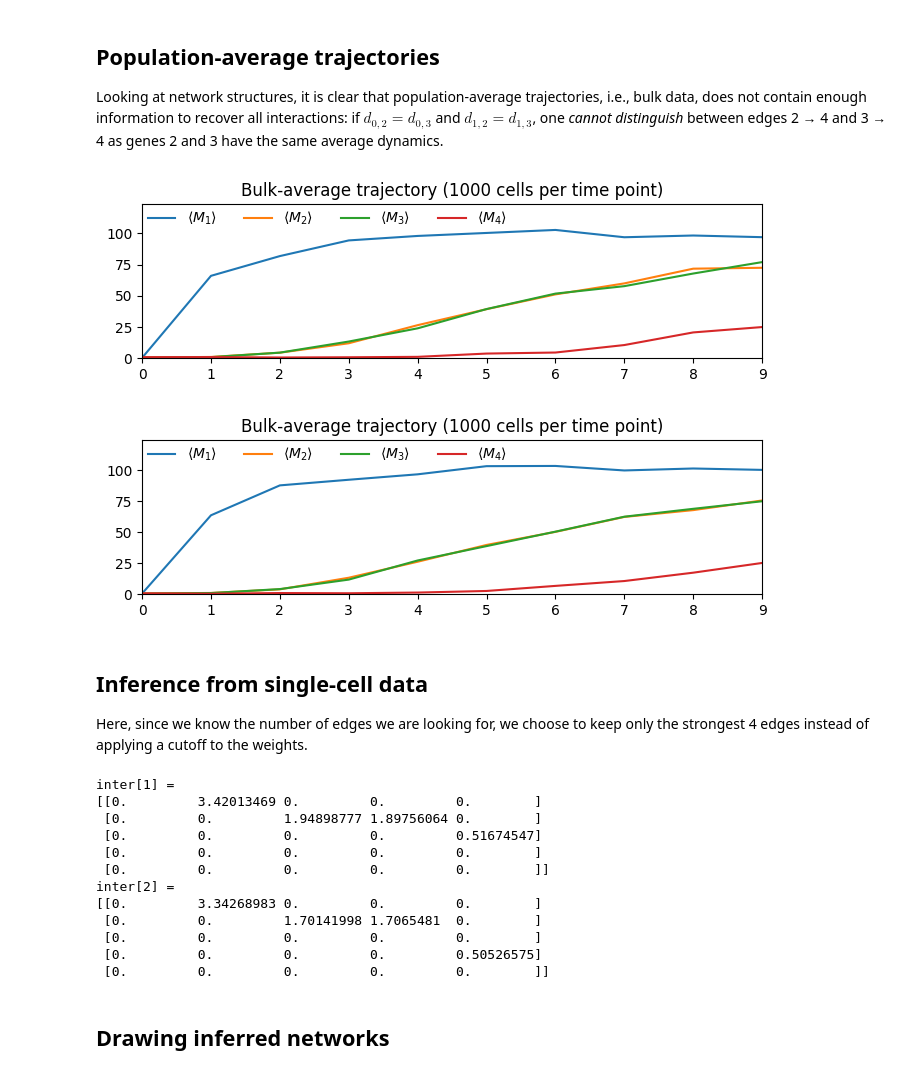
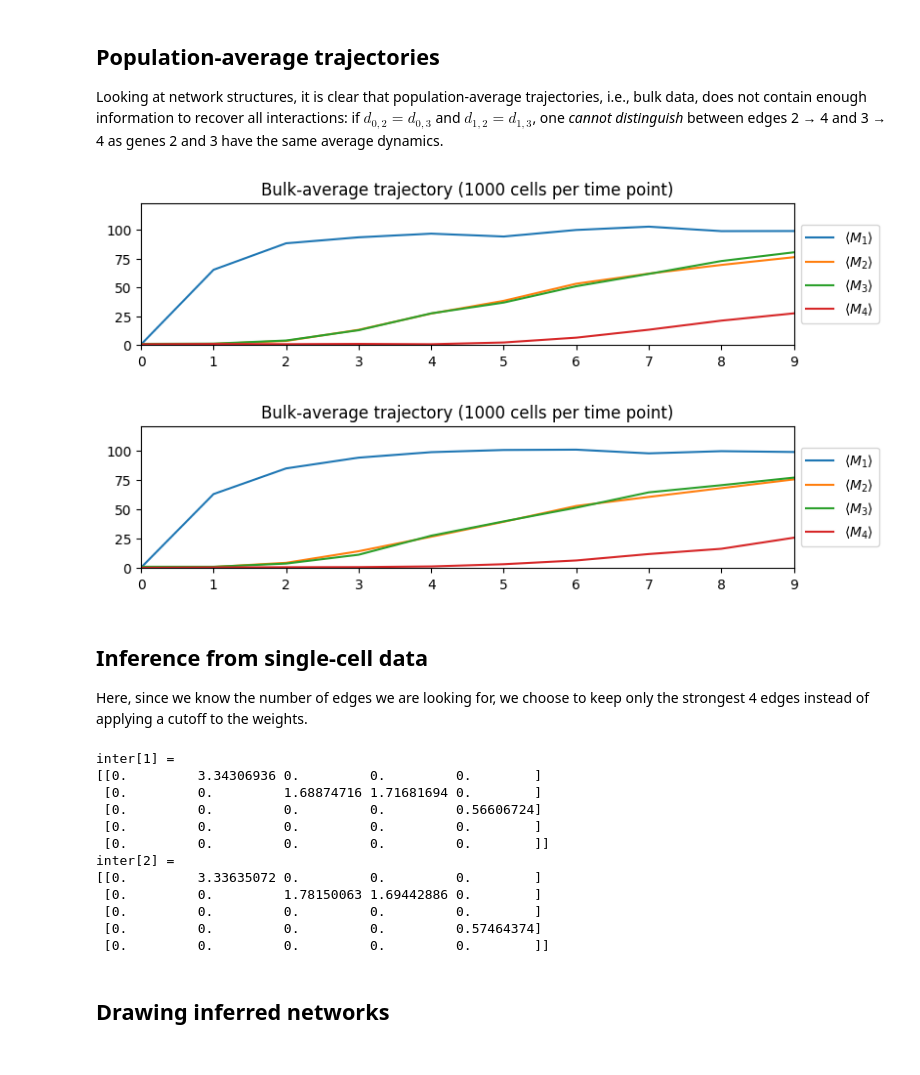
Before and after one commit to harissa-framework/harissa, a Jupyter notebook: notebooks/notebook3.ipynb, the cells around one changed output. Saved outputs shown, nothing was run; the diff lists cells and outputs as text; code cells hidden in the pictures.

```diff
--- a/notebooks/notebook3.ipynb
+++ b/notebooks/notebook3.ipynb
@@ -111,36 +94,20 @@ Time points: 0.0, 1.0, 2.0, 3.0, 4.0, 5.0, 6.0, 7.0, 8.0, 9.0
 
 Looking at network structures, it is clear that population-average trajectories, i.e., bulk data, does not contain enough information to recover all interactions: if $d_{0,2}=d_{0,3}$ and $d_{1,2}=d_{1,3}$, one *cannot distinguish* between edges 2 → 4 and 3 → 4 as genes 2 and 3 have the same average dynamics.
 # %%
+from harissa.plot.plot_datasets import plot_average_traj
+
 for data in data_list:
-    # Import time points
-    time = np.sort(list(set(data[:, 0])))
-    T = np.size(time)
-    # Average for each time point
-    traj = np.zeros((T,G-1))
-    for k, t in enumerate(time):
-        traj[k] = np.mean(data[data[:,0]==t, 1:], axis=0)
-    # Draw trajectory and export figure
-    fig = plt.figure(figsize=(8,2))
-    labels = [rf'$\langle M_{g} \rangle$' for g in range(1,G)]
-    plt.plot(time, traj, label=labels)
-    ax = plt.gca()
-    ax.set_xlim(time[0], time[-1])
-    ax.set_ylim(0, 1.2*np.max(traj))
-    ax.set_xticks(time)
-    ax.set_title(f'Bulk-average trajectory ({int(C/T)} cells per time point)')
-    ax.legend(loc='upper left', ncol=G, borderaxespad=0, frameon=False)
+    plot_average_traj(data)
 # %% [output]
-[figure, old version]
+[figure, new version]
-[figure, old version]
+[figure, new version]
 # %% [markdown]
 ## Inference from single-cell data
 
 Here, since we know the number of edges we are looking for, we choose to keep only the strongest 4 edges instead of applying a cutoff to the weights.
 # %%
 inter = {}
-for k, path in enumerate(data_paths, start=1):
-    # Load the data
-    data = Dataset.load_txt(path)
+for k, data in enumerate(data_list, start=1):
     # Calibrate the model
     model = NetworkModel(NetworkParameter(n_genes))
     model.degradation_rna[:] = degradation_rna
@@ -157,16 +124,16 @@ for k, path in enumerate(data_paths, start=1):
     print(f'inter[{k}] = \n{inter[k]}')
 # %% [output]
 inter[1] =
-[[0.         3.42013469 0.         0.         0.        ]
- [0.         0.         1.94898777 1.89756064 0.        ]
- [0.         0.         0.         0.         0.51674547]
+[[0.         3.34306936 0.         0.         0.        ]
+ [0.         0.         1.68874716 1.71681694 0.        ]
+ [0.         0.         0.         0.         0.56606724]
  [0.         0.         0.         0.         0.        ]
  [0.         0.         0.         0.         0.        ]]
 inter[2] =
-[[0.         3.34268983 0.         0.         0.        ]
- [0.         0.         1.70141998 1.7065481  0.        ]
+[[0.         3.33635072 0.         0.         0.        ]
+ [0.         0.         1.78150063 1.69442886 0.        ]
  [0.         0.         0.         0.         0.        ]
- [0.         0.         0.         0.         0.50526575]
+ [0.         0.         0.         0.         0.57464374]
  [0.         0.         0.         0.         0.        ]]
 # %% [markdown]
 ## Drawing inferred networks
```
Also changed, not shown: parts of 4 cells of this notebook, 1 other file.
